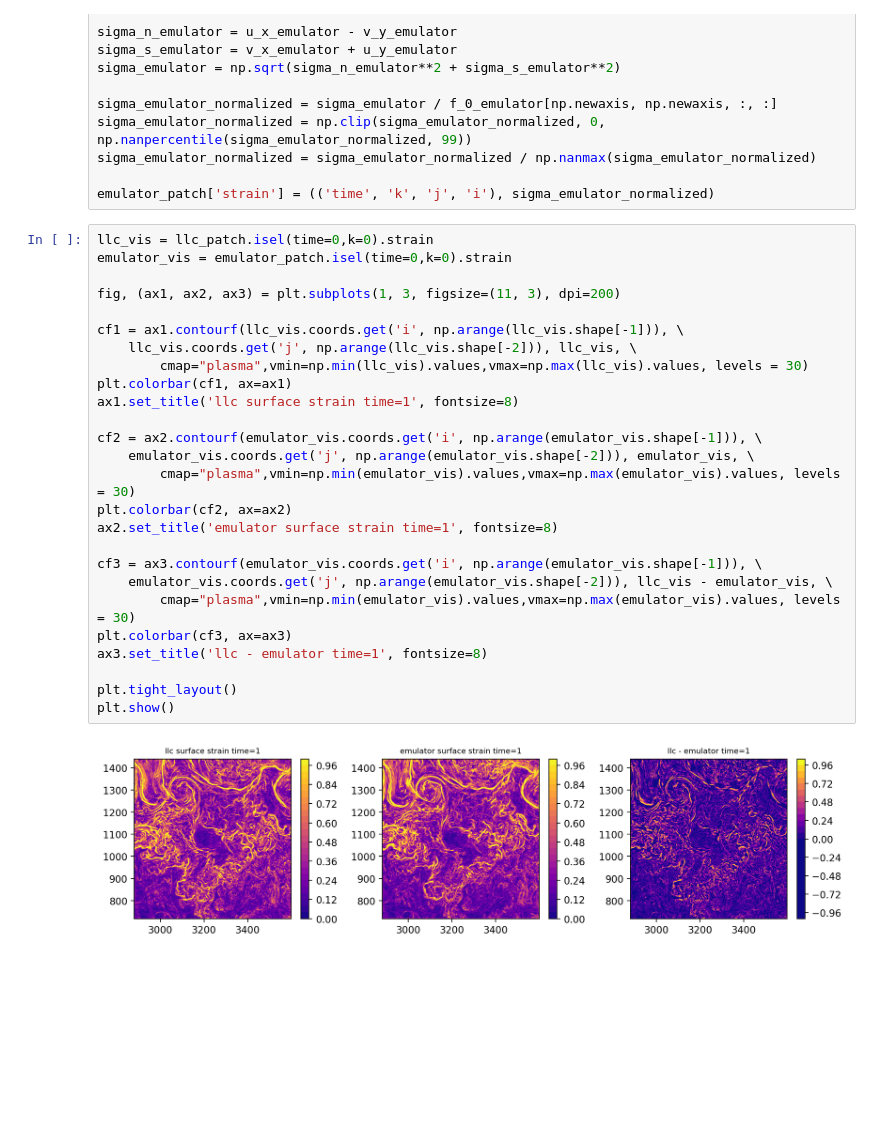
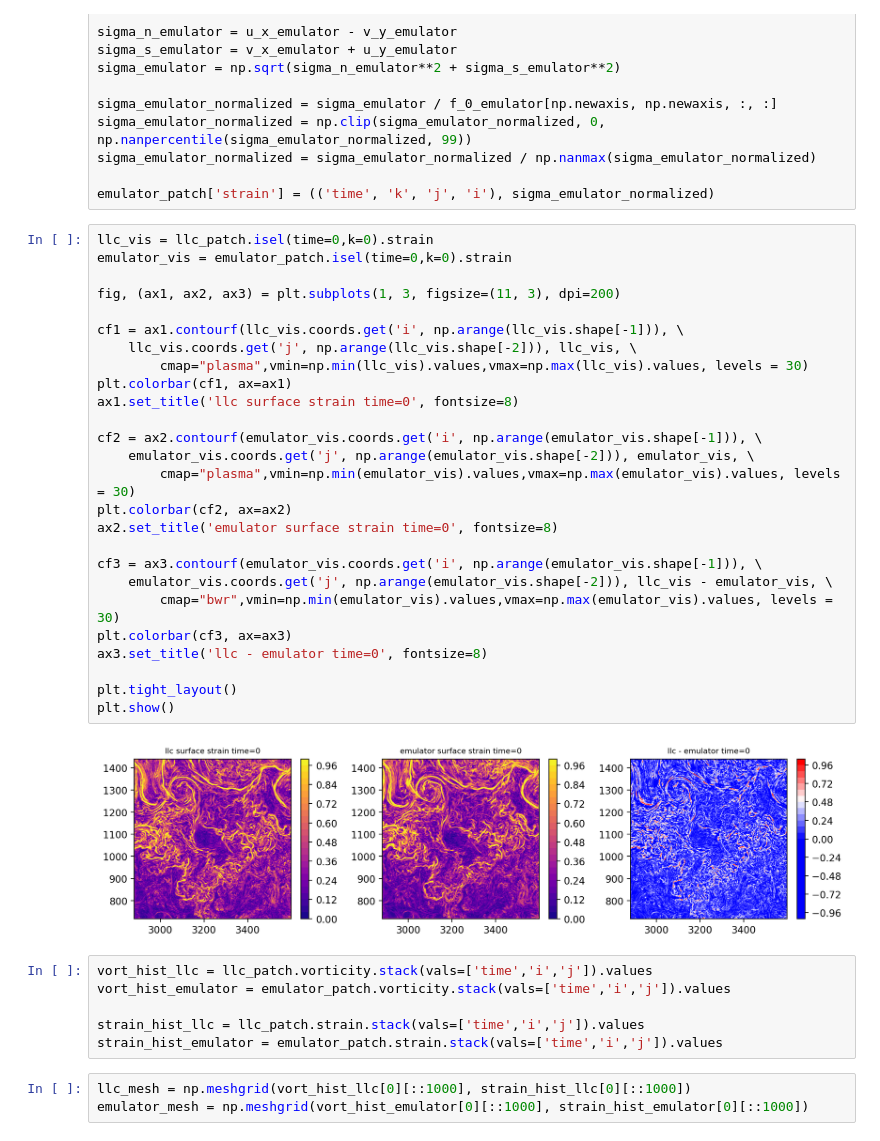
Before and after one commit to GHOpenonic/LLC_ocean_emulator, a Jupyter notebook: high_res_diagnostics/statistical_diagnostics/vorticity-strain.ipynb, the cells around one changed output. Drawn from its saved outputs; the diff is of its cells as text; blank space fills up the shorter version.

Commit message:
fix salt hist, update vort-strain

```diff
--- a/high_res_diagnostics/statistical_diagnostics/vorticity-strain.ipynb
+++ b/high_res_diagnostics/statistical_diagnostics/vorticity-strain.ipynb
@@ -120,28 +120,37 @@ emulator_patch['strain'] = (('time', 'k', 'j', 'i'), sigma_emulator_normalized)
 # %%
 llc_vis = llc_patch.isel(time=0,k=0).strain
 emulator_vis = emulator_patch.isel(time=0,k=0).strain
 
 fig, (ax1, ax2, ax3) = plt.subplots(1, 3, figsize=(11, 3), dpi=200)
 
 cf1 = ax1.contourf(llc_vis.coords.get('i', np.arange(llc_vis.shape[-1])), \
     llc_vis.coords.get('j', np.arange(llc_vis.shape[-2])), llc_vis, \
         cmap="plasma",vmin=np.min(llc_vis).values,vmax=np.max(llc_vis).values, levels = 30)
 plt.colorbar(cf1, ax=ax1)
-ax1.set_title('llc surface strain time=1', fontsize=8)
+ax1.set_title('llc surface strain time=0', fontsize=8)
 
 cf2 = ax2.contourf(emulator_vis.coords.get('i', np.arange(emulator_vis.shape[-1])), \
     emulator_vis.coords.get('j', np.arange(emulator_vis.shape[-2])), emulator_vis, \
         cmap="plasma",vmin=np.min(emulator_vis).values,vmax=np.max(emulator_vis).values, levels = 30)
 plt.colorbar(cf2, ax=ax2)
-ax2.set_title('emulator surface strain time=1', fontsize=8)
+ax2.set_title('emulator surface strain time=0', fontsize=8)
 
 cf3 = ax3.contourf(emulator_vis.coords.get('i', np.arange(emulator_vis.shape[-1])), \
     emulator_vis.coords.get('j', np.arange(emulator_vis.shape[-2])), llc_vis - emulator_vis, \
-        cmap="plasma",vmin=np.min(emulator_vis).values,vmax=np.max(emulator_vis).values, levels = 30)
+        cmap="bwr",vmin=np.min(emulator_vis).values,vmax=np.max(emulator_vis).values, levels = 30)
 plt.colorbar(cf3, ax=ax3)
-ax3.set_title('llc - emulator time=1', fontsize=8)
+ax3.set_title('llc - emulator time=0', fontsize=8)
 
 plt.tight_layout()
 plt.show()
 # %% [output]
-[figure, old version]
+[figure, new version]
+# %%
+vort_hist_llc = llc_patch.vorticity.stack(vals=['time','i','j']).values
+vort_hist_emulator = emulator_patch.vorticity.stack(vals=['time','i','j']).values
+
+strain_hist_llc = llc_patch.strain.stack(vals=['time','i','j']).values
+strain_hist_emulator = emulator_patch.strain.stack(vals=['time','i','j']).values
+# %%
+llc_mesh = np.meshgrid(vort_hist_llc[0][::1000], strain_hist_llc[0][::1000])
+emulator_mesh = np.meshgrid(vort_hist_emulator[0][::1000], strain_hist_emulator[0][::1000])
```
Also changed, not shown: 1 other file.
